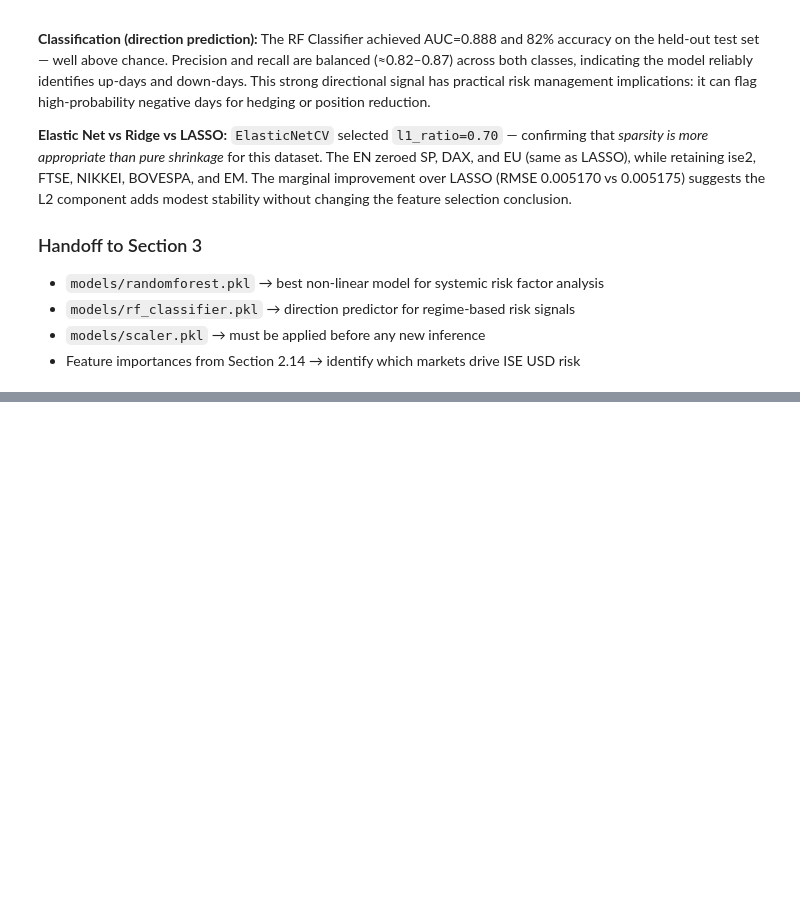
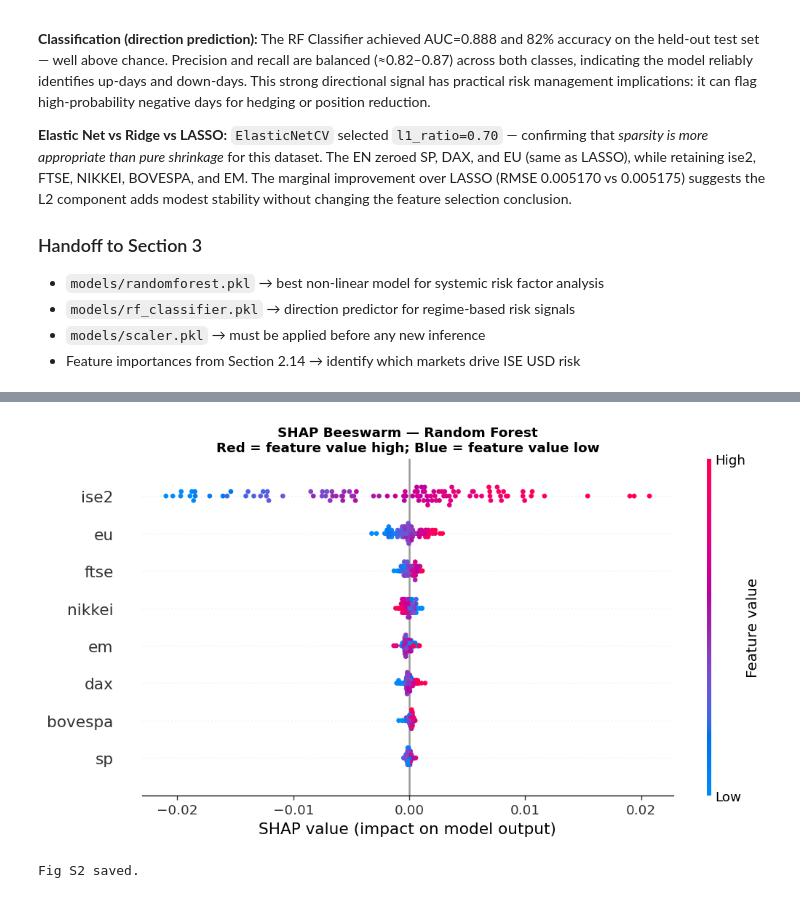
Before and after one commit to rahullath/big-data, a Jupyter notebook: section2_model_build.ipynb, the cells around one changed output, grey strips where cells are left out. Saved outputs shown, nothing was run; the diff lists cells and outputs as text; code cells hidden in the pictures; blank space fills up the shorter version.

```diff
--- a/section2_model_build.ipynb
+++ b/section2_model_build.ipynb
@@ -794,0 +856,10 @@ Saved to ./models/:
+# %%
+# ── Random Forest SHAP (TreeExplainer) ───────────────────────────────────────
+explainer_rf_shap = shap.TreeExplainer(rf_best)
+sv_rf = explainer_rf_shap.shap_values(X_test)
+
+mean_abs_shap_rf = dict(zip(FEATURES, np.abs(sv_rf).mean(axis=0)))
+print("RandomForest SHAP computed.")
+print(f"Mean |SHAP| per feature:")
+for f, v in sorted(mean_abs_shap_rf.items(), key=lambda x: -x[1]):
+    print(f"  {f:10s}  {v:.6f}")
@@ -794,0 +907,20 @@ Saved to ./models/:
+# %%
+# ── Fig S2: SHAP Beeswarm — Random Forest ────────────────────────────────────
+shap_exp_rf = shap.Explanation(
+    values=sv_rf,
+    base_values=explainer_rf_shap.expected_value,
+    data=X_test,
+    feature_names=FEATURES
+)
+
+fig, ax = plt.subplots(figsize=(9, 5))
+shap.plots.beeswarm(shap_exp_rf, max_display=len(FEATURES), show=False, plot_size=None)
+plt.title("SHAP Beeswarm — Random Forest\nRed = feature value high; Blue = feature value low",
+          fontweight="bold", fontsize=11)
+plt.tight_layout()
+plt.savefig("plots/s2_shap_rf_beeswarm.png", bbox_inches="tight", dpi=120)
+plt.show()
+print("Fig S2 saved.")
+# %% [output]
+[figure, added]
+Fig S2 saved.
```
Also changed, not shown: parts of 11 cells of this notebook, 24 other files.
